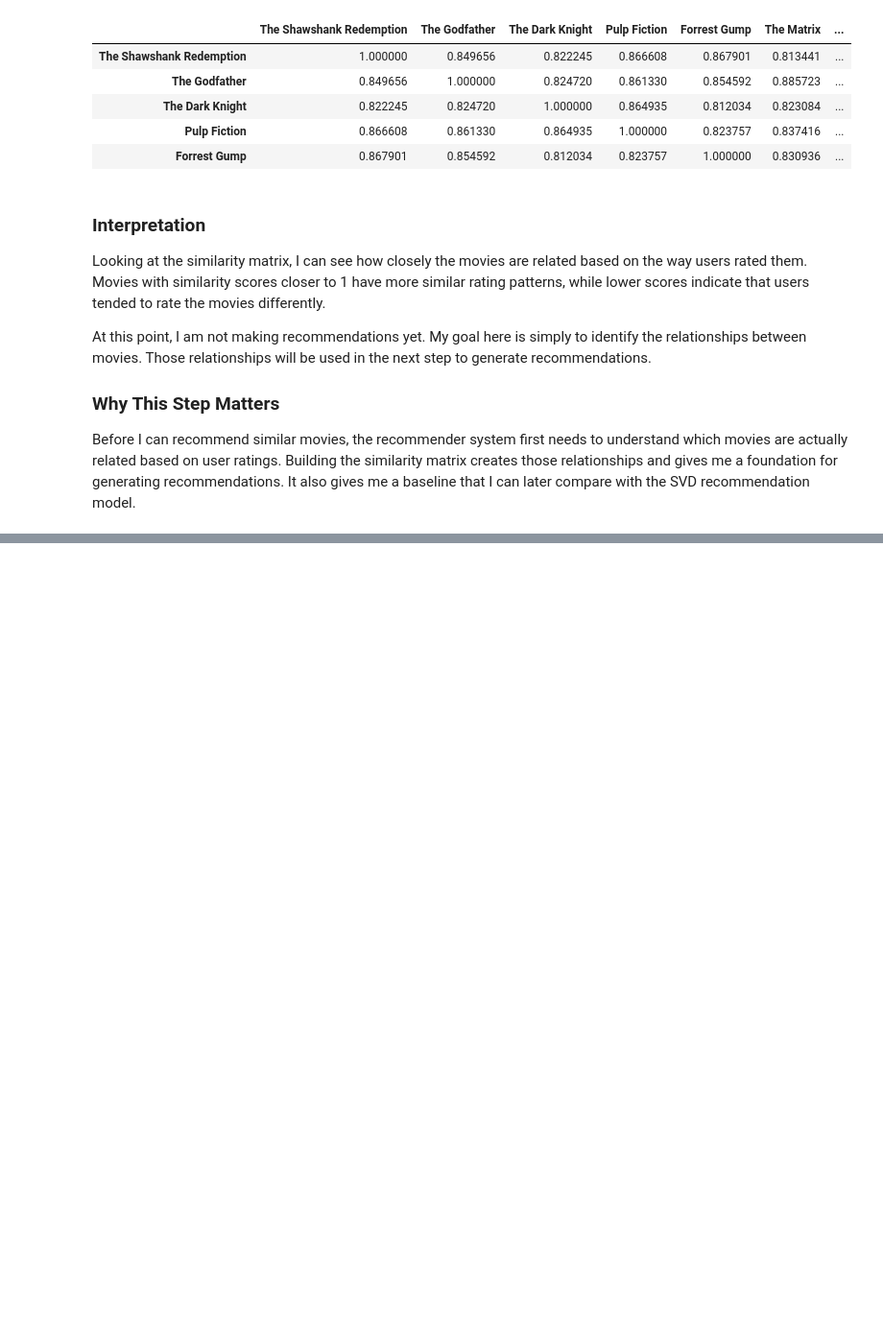
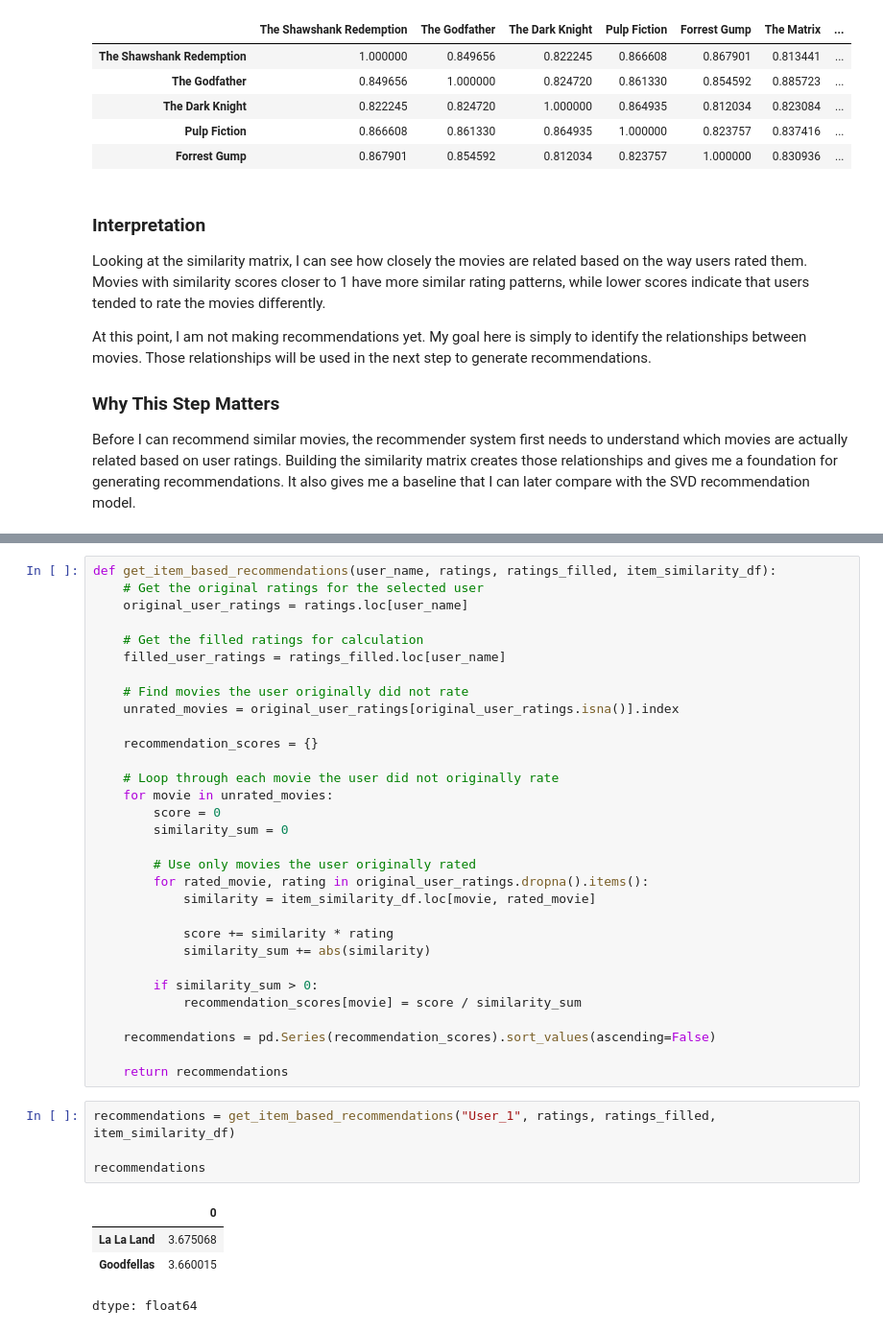
Before and after one commit to klkid969/DATA612_Project_4_Accuracy_and_Beyond, a Jupyter notebook: DATA612_Project_4_Accuracy_and_Beyond.ipynb, the cells around one changed output, grey strips where cells are left out. Shown at 96% size. Saved outputs shown, nothing was run; the diff lists cells and outputs as text; blank space fills up the shorter version.

```diff
--- a/DATA612_Project_4_Accuracy_and_Beyond.ipynb
+++ b/DATA612_Project_4_Accuracy_and_Beyond.ipynb
@@ -176,0 +183,40 @@ Before I can recommend similar movies, the recommender system first needs to und
+# %%
+def get_item_based_recommendations(user_name, ratings, ratings_filled, item_similarity_df):
+    # Get the original ratings for the selected user
+    original_user_ratings = ratings.loc[user_name]
+
+    # Get the filled ratings for calculation
+    filled_user_ratings = ratings_filled.loc[user_name]
+
+    # Find movies the user originally did not rate
+    unrated_movies = original_user_ratings[original_user_ratings.isna()].index
+
+    recommendation_scores = {}
+
+    # Loop through each movie the user did not originally rate
+    for movie in unrated_movies:
+        score = 0
+        similarity_sum = 0
+
+        # Use only movies the user originally rated
+        for rated_movie, rating in original_user_ratings.dropna().items():
+            similarity = item_similarity_df.loc[movie, rated_movie]
+
+            score += similarity * rating
+            similarity_sum += abs(similarity)
+
+        if similarity_sum > 0:
+            recommendation_scores[movie] = score / similarity_sum
+
+    recommendations = pd.Series(recommendation_scores).sort_values(ascending=False)
+
+    return recommendations
+# %%
+recommendations = get_item_based_recommendations("User_1", ratings, ratings_filled, item_similarity_df)
+
+recommendations
+# %% [output]
+|  | 0 |
+| La La Land | 3.675068 |
+| Goodfellas | 3.660015 |
+dtype: float64
```
Also changed, not shown: parts of 26 cells of this notebook.
